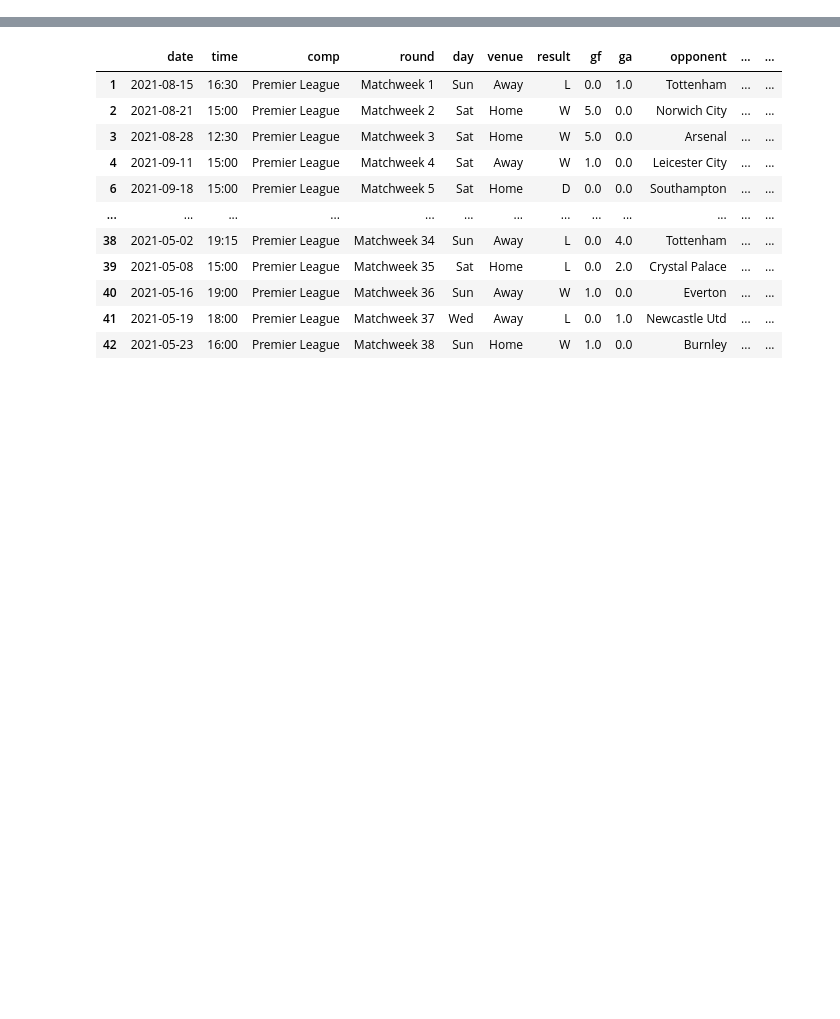
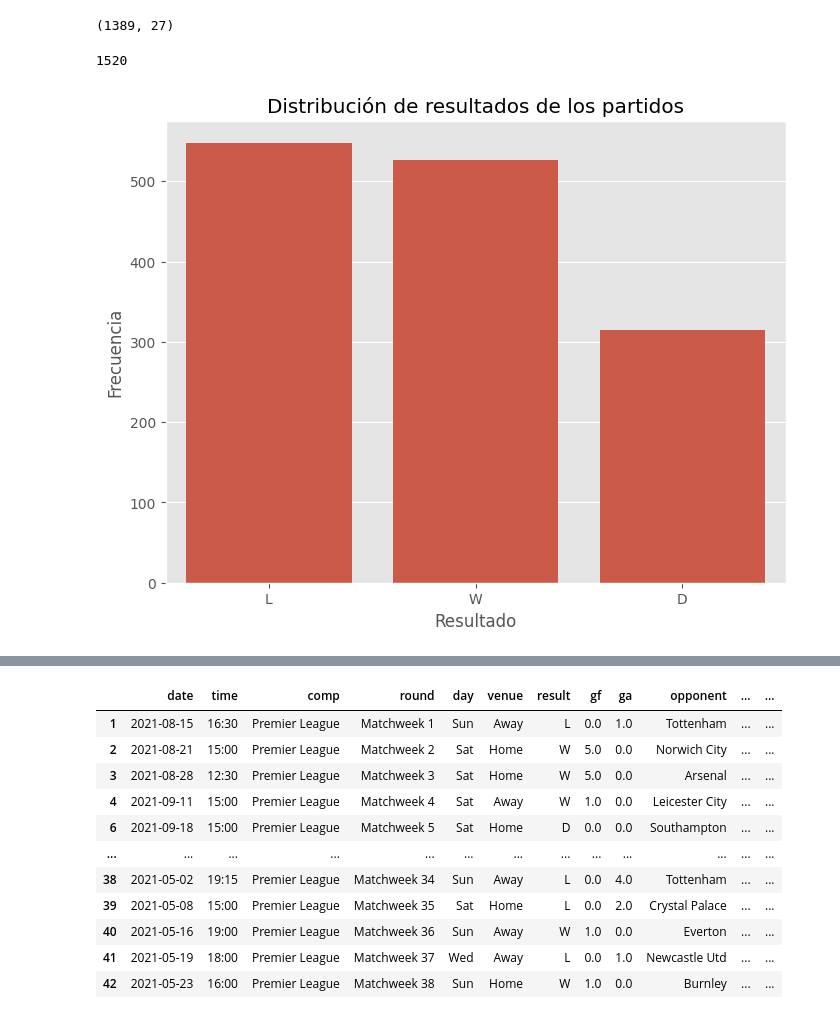
Before and after one commit to joseasequeira/Data-Analyst-Portafolio, a Jupyter notebook: Football_Prediction.ipynb, the cells around one changed output, grey strips where cells are left out. Cells and saved outputs as stored; diff of their text form; code cells hidden in the pictures; blank space fills up the shorter version.

```diff
--- a/Football_Prediction.ipynb
+++ b/Football_Prediction.ipynb
@@ -100,0 +35,21 @@ dtype: object
+# %%
+# Verificando la forma (filas, columnas) del DataFrame de partidos
+matches.shape
+# %% [output]
+(1389, 27)
+# %%
+# Calculando el número total de partidos para ver si el numero de filas coincide con el numero esperado
+38 * 20 *2
+# %% [output]
+1520
+# %%
+# Exploración inicial de datos
+# Histograma de la variable objetivo
+plt.figure(figsize=(8, 6))
+sns.countplot(x='result', data=matches)
+plt.title('Distribución de resultados de los partidos')
+plt.xlabel('Resultado')
+plt.ylabel('Frecuencia')
+plt.show()
+# %% [output]
+[figure, added]
```
Also changed, not shown: parts of 68 cells of this notebook.
